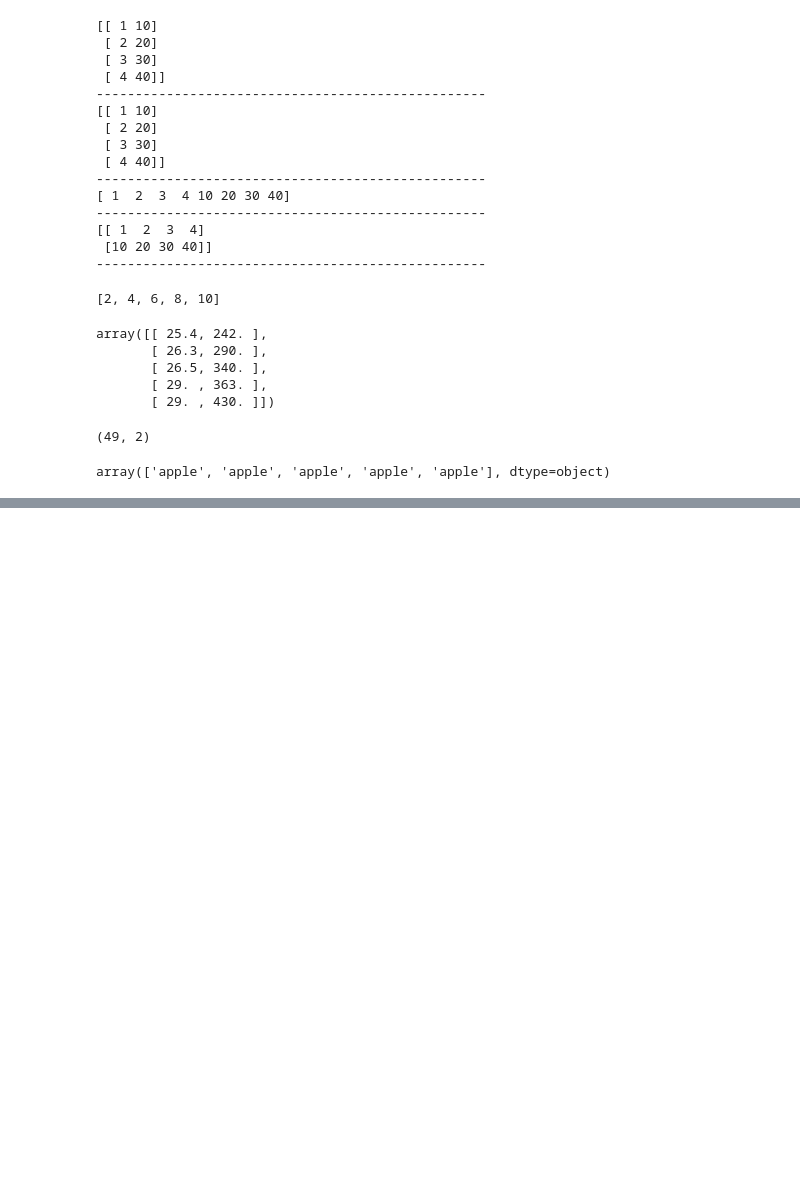
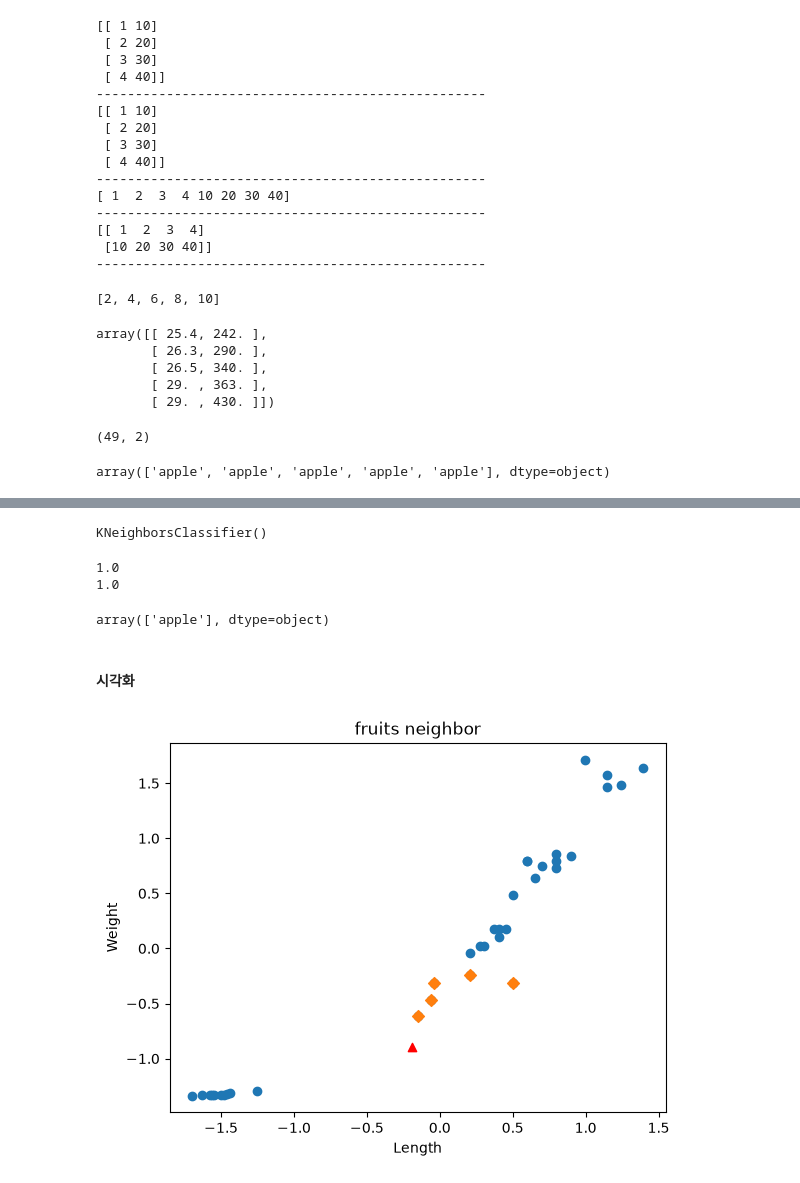
Before and after one commit to xywon0219nate-blip/Machine-Learning, a Jupyter notebook: Note/06.정교한 결과 도출을 위한 데이터 전처리.ipynb, the cells around one changed output, grey strips where cells are left out. Saved outputs shown, nothing was run; the diff lists cells and outputs as text; code cells hidden in the pictures; blank space fills up the shorter version.

```diff
--- a/Note/06.정교한 결과 도출을 위한 데이터 전처리.ipynb
+++ b/Note/06.정교한 결과 도출을 위한 데이터 전처리.ipynb
@@ -94,0 +263,3 @@ array(['apple', 'apple', 'apple', 'apple', 'apple'], dtype=object)
+# %%
+scaler = StandardScaler()
+scaler.fit(train_input)
@@ -94,0 +277,3 @@ array(['apple', 'apple', 'apple', 'apple', 'apple'], dtype=object)
+# %%
+train_scaled3 = scaler.fit_transform(train_input)
+train_scaled3[:5]
@@ -94,0 +288,4 @@ array(['apple', 'apple', 'apple', 'apple', 'apple'], dtype=object)
+# %%
+# 예측할 데이터도 표준점수 변경이 필요
+new = ([25,150] - mean) / std
+new
@@ -94,0 +296,4 @@ array(['apple', 'apple', 'apple', 'apple', 'apple'], dtype=object)
+# %%
+kn.fit(train_scaled3,train_target )
+# %% [output]
+KNeighborsClassifier()
@@ -94,0 +302,40 @@ array(['apple', 'apple', 'apple', 'apple', 'apple'], dtype=object)
+# %%
+print(kn.score(train_scaled3, train_target))
+print(kn.score(test_scaled3, test_target))
+# %% [output]
+1.0
+1.0
+# %%
+# 예측해보기
+kn.predict([new])
+# %% [output]
+array(['apple'], dtype=object)
+# %% [markdown]
+#### 시각화
+# %%
+# 이웃의 위치를 출력
+
+distances, indexes = kn.kneighbors([new])
+plt.scatter(
+   train_scaled3[:,0],
+   train_scaled3[:,1]
+)
+
+plt.scatter(
+   new[0],
+   new[1],
+   marker="^",
+   c="red"
+)
+
+plt.scatter(
+   train_scaled3[indexes,0],
+   train_scaled3[indexes,1],
+   marker='D'
+)
+plt.xlabel('Length')
+plt.ylabel('Weight')
+plt.title('fruits neighbor')
+plt.show()
+# %% [output]
+[figure, added]
```
Also changed, not shown: parts of 31 cells of this notebook, 4 other files.
